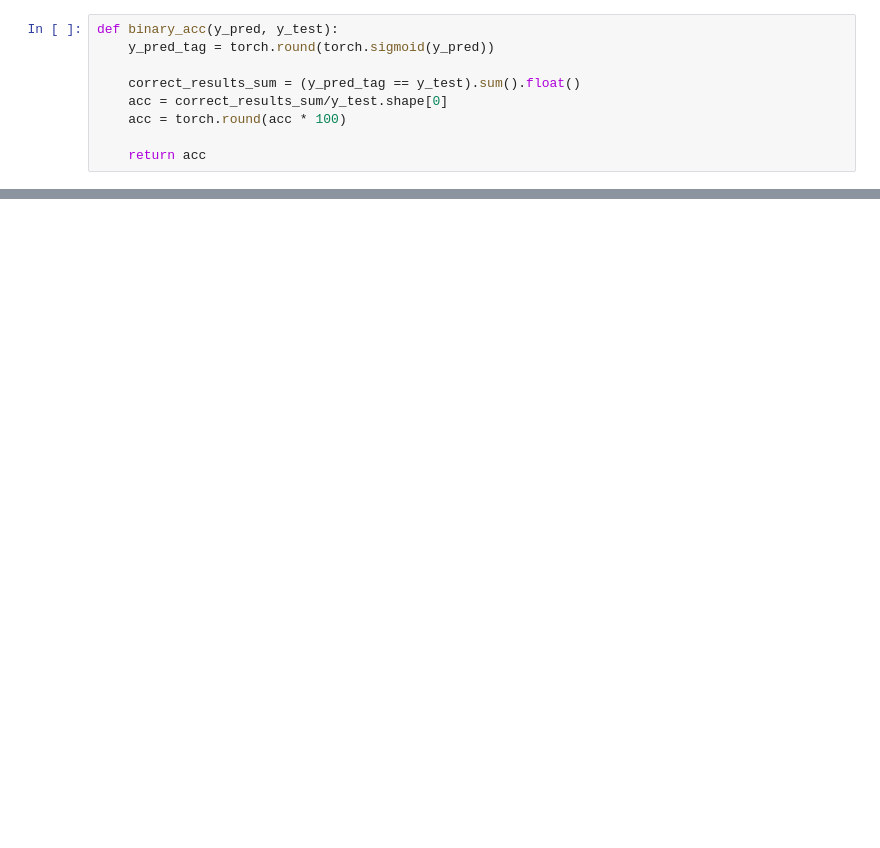
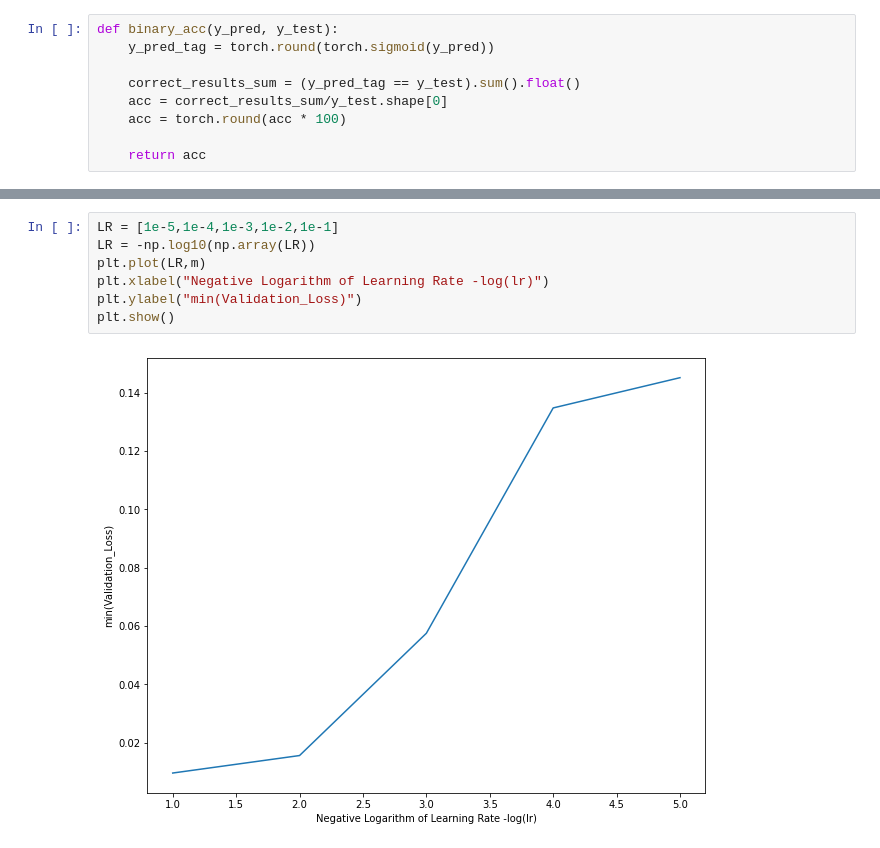
Before and after one commit to rohankalbag/programming-for-ds, a Jupyter notebook: Deep Learning/XOR.ipynb, the cells around one changed output, grey strips where cells are left out. Cells and saved outputs as stored; diff of their text form; blank space fills up the shorter version.

```diff
--- a/Deep Learning/XOR.ipynb
+++ b/Deep Learning/XOR.ipynb
@@ -119 +312,10 @@ def binary_acc(y_pred, y_test):
+# %%
+LR = [1e-5,1e-4,1e-3,1e-2,1e-1]
+LR = -np.log10(np.array(LR))
+plt.plot(LR,m)
+plt.xlabel("Negative Logarithm of Learning Rate -log(lr)")
+plt.ylabel("min(Validation_Loss)")
+plt.show()
+# %% [output]
+[figure, added]
 # %%
```
Also changed, not shown: parts of 11 cells of this notebook.
